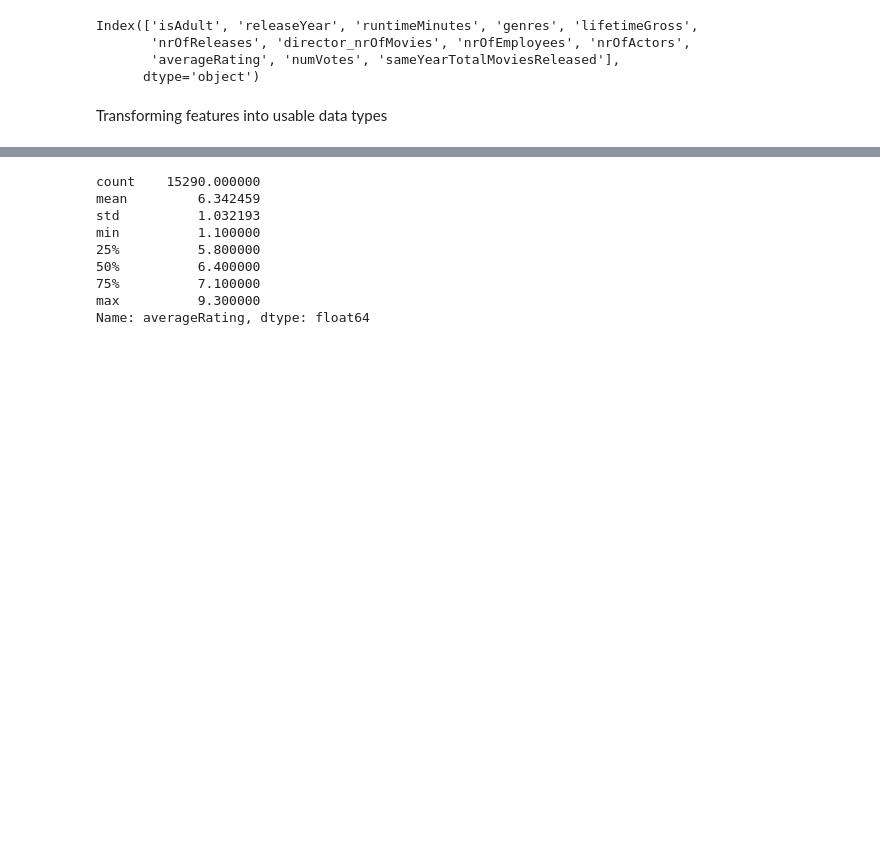
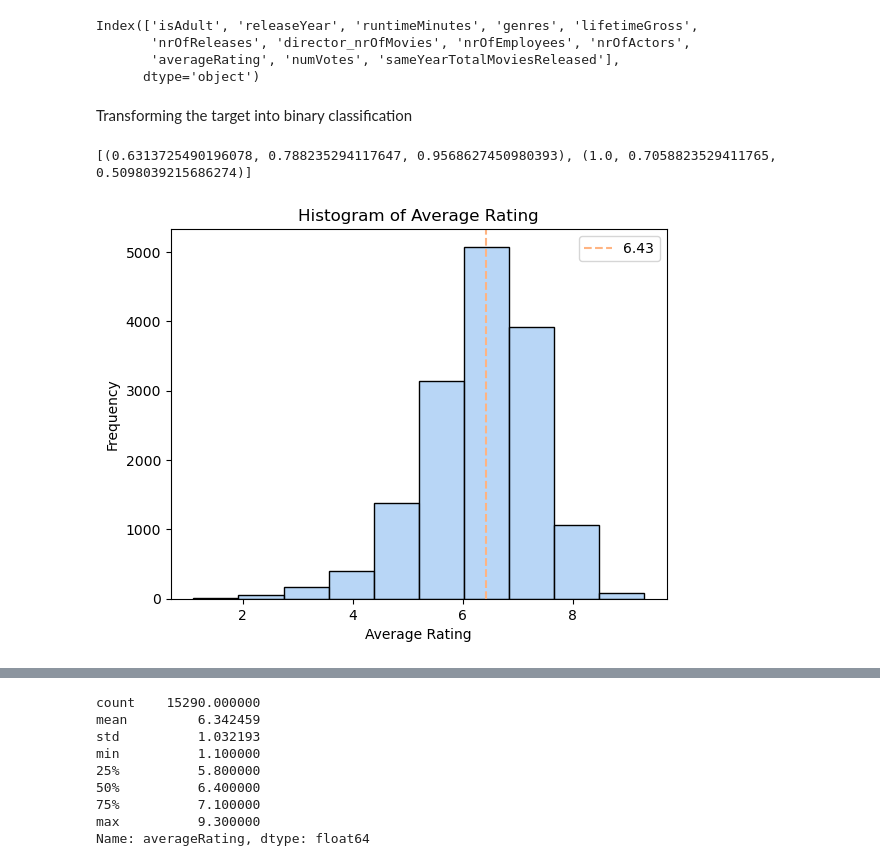
Before and after one commit to SoareCristi/BigData_MovieRatings, a Jupyter notebook: preprocessing.ipynb, the cells around one changed output, grey strips where cells are left out. Saved outputs shown, nothing was run; the diff lists cells and outputs as text; code cells hidden in the pictures; blank space fills up the shorter version.

Commit message:
Changed the target into 2 classes

```diff
--- a/preprocessing.ipynb
+++ b/preprocessing.ipynb
@@ -23,5 +23,21 @@ Index(['isAdult', 'releaseYear', 'runtimeMinutes', 'genres', 'lifetimeGross',
        'nrOfReleases', 'director_nrOfMovies', 'nrOfEmployees', 'nrOfActors',
        'averageRating', 'numVotes', 'sameYearTotalMoviesReleased'],
       dtype='object')
-# %% [markdown]
-Transforming features into usable data types
+# %% [markdown]
+Transforming the target into binary classification
+# %%
+import seaborn as sns
+
+pastel_colors = sns.color_palette("pastel")[0:2]
+print(pastel_colors)
+
+sns.histplot(df['averageRating'], bins=10, color=pastel_colors[0])
+plt.xlabel('Average Rating')
+plt.ylabel('Frequency')
+plt.title('Histogram of Average Rating')
+plt.axvline(x=6.43, color=pastel_colors[1], linestyle='--', label='6.43')
+plt.legend()
+plt.show()
+# %% [output]
+[(0.6313725490196078, 0.788235294117647, 0.9568627450980393), (1.0, 0.7058823529411765, 0.5098039215686274)]
+[figure, added]
```
Also changed, not shown: parts of 3 cells of this notebook, 1 other file.
